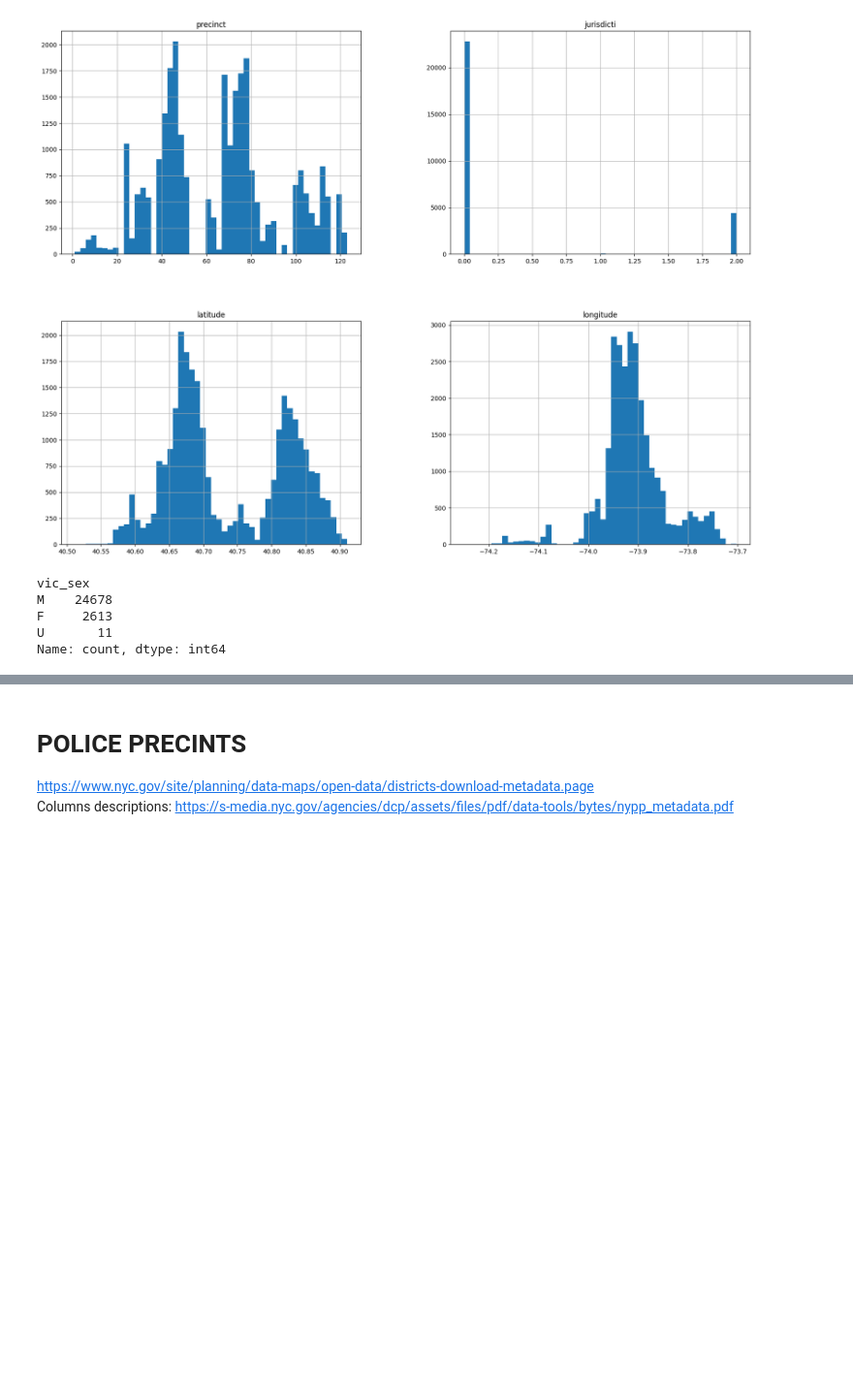
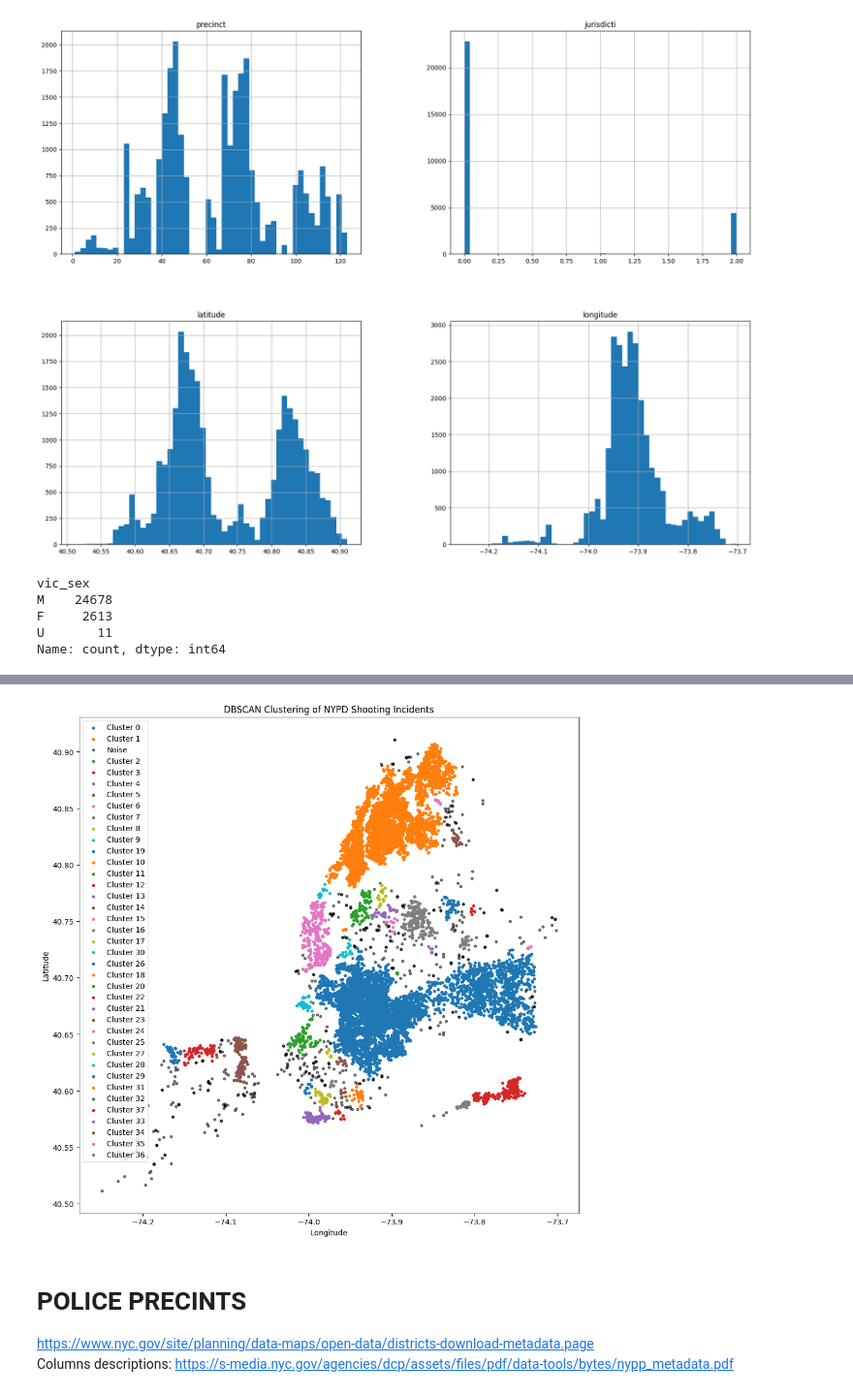
Before and after one commit to jkwiatk1/spatial-data-mining, a Jupyter notebook: 1-shooting_data_analysis.ipynb, the cells around one changed output, grey strips where cells are left out. Shown at 97% size. Cells and saved outputs as stored; diff of their text form; code cells hidden in the pictures; blank space fills up the shorter version.

Commit message:
Add and test dbscan from API

```diff
--- a/1-shooting_data_analysis.ipynb
+++ b/1-shooting_data_analysis.ipynb
@@ -144,0 +156,5 @@ pd.get_dummies(nyc_df['vic_sex']).head()
+# %%
+nyc_df = nyc_df.dropna(subset=['longitude', 'latitude'])
+# %%
+# Prepare the clean data for DBSCAN
+clean_coords = nyc_df[['latitude', 'longitude']].to_numpy()
@@ -144,0 +171,10 @@ pd.get_dummies(nyc_df['vic_sex']).head()
+# %%
+# Reinitialize and fit the DBSCAN model with clean data
+db_clean = DBSCAN(eps=0.005, min_samples=10).fit(clean_coords)
+
+# Assign cluster labels to the clean dataframe
+nyc_df['cluster'] = db_clean.labels_
+
+# Overview of the cluster distribution in the cleaned data
+clean_cluster_distribution = nyc_df['cluster'].value_counts()
+clean_cluster_distribution.head()
@@ -145,3 +189,27 @@ pd.get_dummies(nyc_df['vic_sex']).head()
+# %%
+# Set up the plot
+fig, ax = plt.subplots(1, 1, figsize=(12, 12))
+
+# Plotting each cluster with a different color
+labels = nyc_df['cluster'].unique()
+for label in labels:
+    cluster_data = nyc_df[nyc_df['cluster'] == label]
+    if label == -1:
+        # Plot noise points in black
+        ax.scatter(cluster_data['longitude'], cluster_data['latitude'], c='k', label=f'Noise', s=10, alpha=0.5)
+    else:
+        ax.scatter(cluster_data['longitude'], cluster_data['latitude'], label=f'Cluster {label}', s=10)
+
+# Setting up additional parameters for the plot
+ax.set_title('DBSCAN Clustering of NYPD Shooting Incidents')
+ax.set_xlabel('Longitude')
+ax.set_ylabel('Latitude')
+plt.legend()
+
+# Display the plot
+plt.show()
+# %% [output]
+[figure, added]
 # %% [markdown]
 # POLICE PRECINTS
 https://www.nyc.gov/site/planning/data-maps/open-data/districts-download-metadata.page <br>
```
Also changed, not shown: parts of 5 cells of this notebook.
